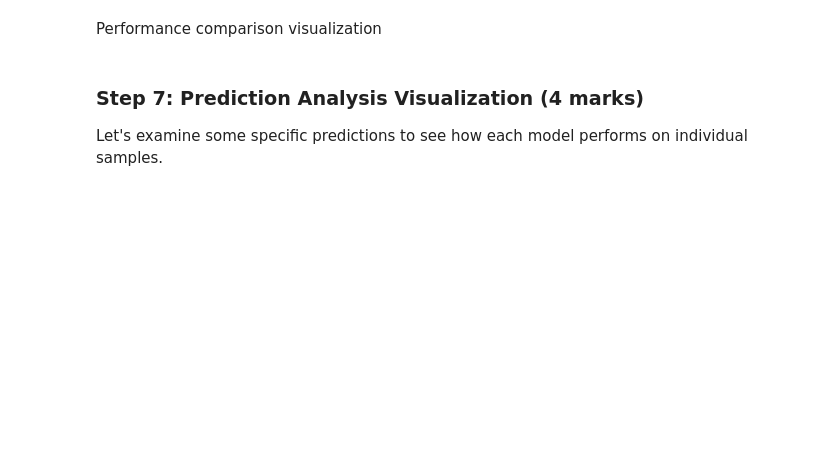
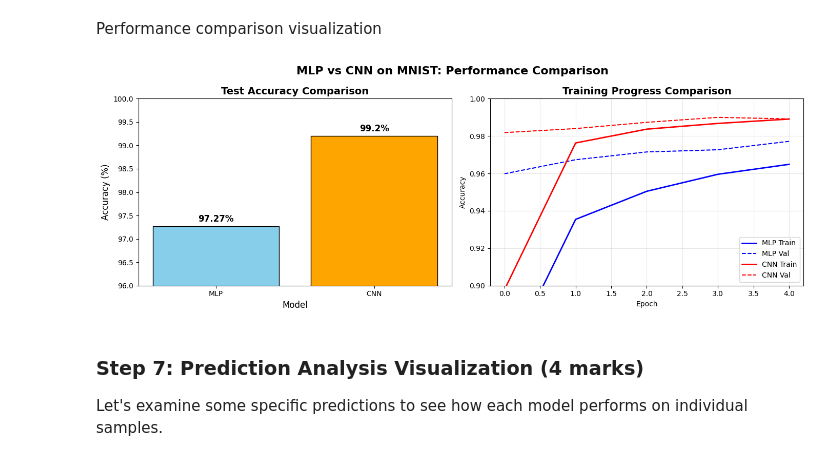
Before and after one commit to adamanastas/ENGG680_2025_Fall, a Jupyter notebook: Assignment2_Upload.ipynb, the cells around one changed output. Cells and saved outputs as stored; diff of their text form; code cells hidden in the pictures; blank space fills up the shorter version.

```diff
--- a/Assignment2_Upload.ipynb
+++ b/Assignment2_Upload.ipynb
@@ -1418,13 +1451,13 @@ print("MLP Model created")
 # %%
 # EPOCHS: Number of complete passes through entire training dataset, use 5 epochs
 # (0.5 marks)
-EPOCHS =
+EPOCHS = 5
 
 # BATCH_SIZE: Number of samples processed before updating model weights
 # Larger batch = more stable gradients but more memory usage
 # Use 128 as batch size
 # (0.5 marks)
-BATCH_SIZE =
+BATCH_SIZE = 128
 
 # Train MLP model using mlp_model we compile.
 # Use 10% of training data for validation, validation_split=0.1
@@ -1509,6 +1568,12 @@ print("CNN Model created")
 # %%
 # Train CNN model using cnn_model we compile, same parameters as MLP
 # (1 marks)
-cnn_history =
+cnn_history = cnn_model.fit(
+    X_train_normalized, y_train_categorical,
+    epochs=5,
+    batch_size=128,
+    validation_split=0.1,
+    verbose=1          # verbose=1 so you can see the amazing progress!
+)
 
 print("CNN training completed")
@@ -1548,3 +1641,45 @@ plt.show()
+# %%
+# Create side-by-side bar chart for model accuracy comparison and line plot for training progress comparison
+# (1 marks)
+# put them in a single figure horizontally
+# Add titles, labels, legends for clarity
+# hint: use .history() function to get training history from the training step
+
+# Performance comparison visualization
+fig, (ax1, ax2) = plt.subplots(1, 2, figsize=(14, 5))
+
+# Left: Bar chart - Test Accuracy Comparison
+models = ['MLP', 'CNN']
+accuracies = [97.27, 99.20]
+bars = ax1.bar(models, accuracies, color=['skyblue', 'orange'], edgecolor='black')
+ax1.set_ylim(96, 100)
+ax1.set_title('Test Accuracy Comparison', fontsize=14, fontweight='bold')
+ax1.set_ylabel('Accuracy (%)', fontsize=12)
+ax1.set_xlabel('Model', fontsize=12)
+
+# Add value labels on top of bars
+for bar, acc in zip(bars, accuracies):
+    ax1.text(bar.get_x() + bar.get_width()/2, bar.get_height() + 0.1,
+             f'{acc}%', ha='center', fontweight='bold', fontsize=12)
+
+# Right: Training & Validation Accuracy over epochs
+ax2.plot(mlp_history.history['accuracy'], label='MLP Train', color='blue', linewidth=2)
+ax2.plot(mlp_history.history['val_accuracy'], label='MLP Val', color='blue', linestyle='--')
+ax2.plot(cnn_history.history['accuracy'], label='CNN Train', color='red', linewidth=2)
+ax2.plot(cnn_history.history['val_accuracy'], label='CNN Val', color='red', linestyle='--')
+
+ax2.set_title('Training Progress Comparison', fontsize=14, fontweight='bold')
+ax2.set_xlabel('Epoch')
+ax2.set_ylabel('Accuracy')
+ax2.legend()
+ax2.grid(True, alpha=0.3)
+ax2.set_ylim(0.9, 1.0)
+
+plt.suptitle('MLP vs CNN on MNIST: Performance Comparison', fontsize=16, fontweight='bold')
+plt.tight_layout()
+plt.show()
+# %% [output]
+[figure, added]
 # %% [markdown]
 ### Step 7: Prediction Analysis Visualization (4 marks)
 
```
Also changed, not shown: parts of 21 cells of this notebook, 5 other files.
